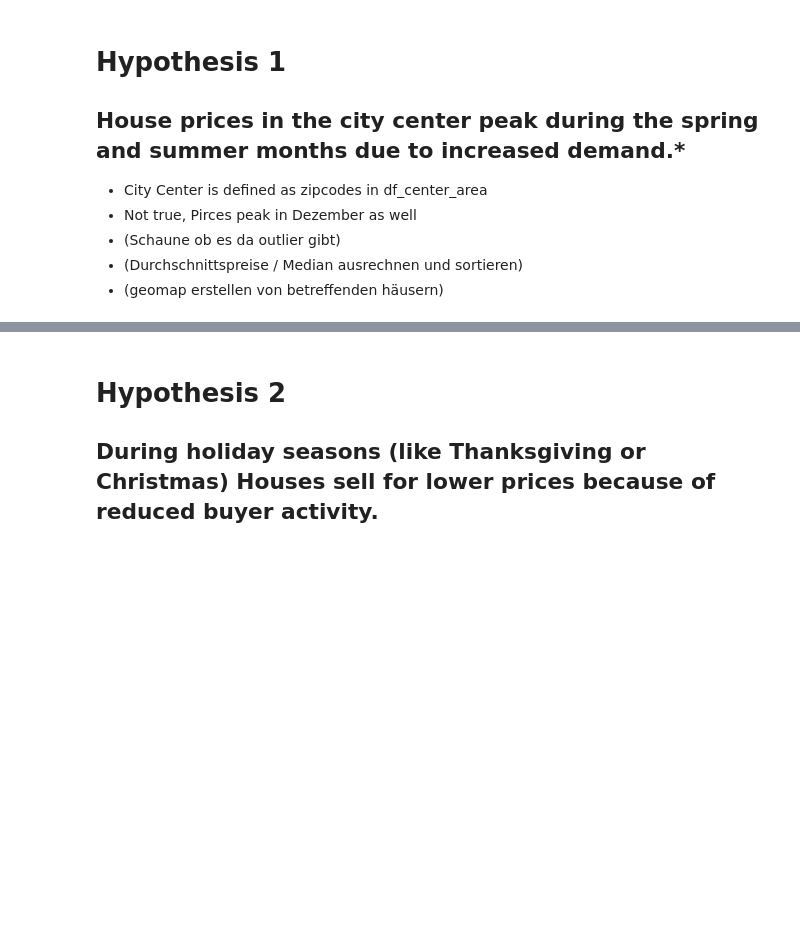
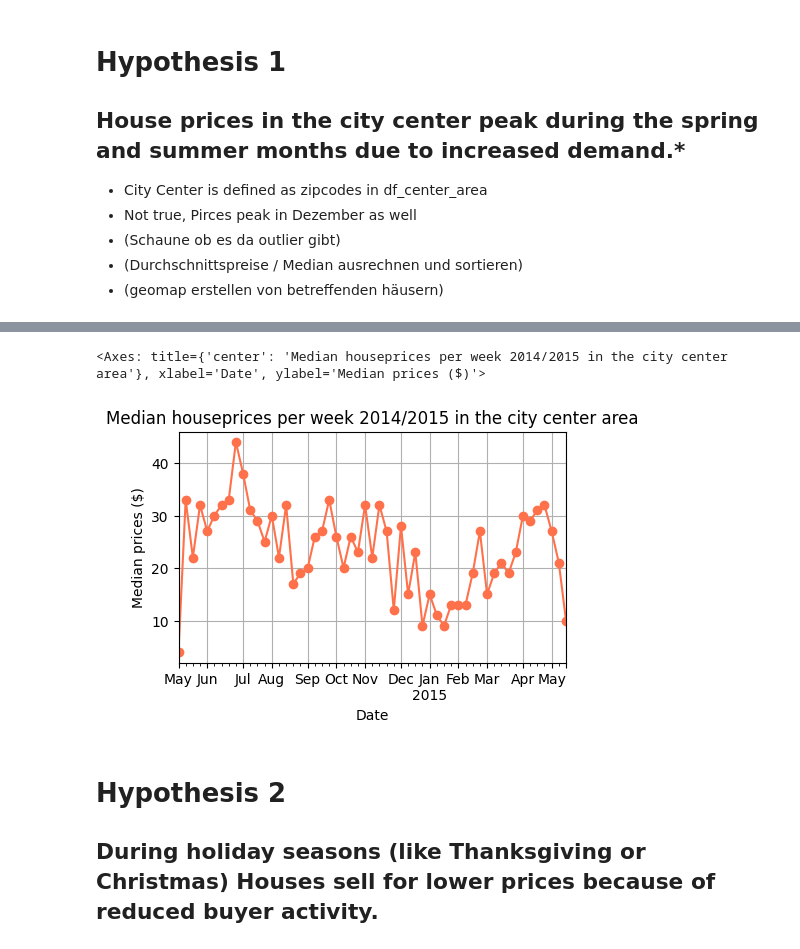
Before and after one commit to julialoeschel/eda-project-houses, a Jupyter notebook: EDA.ipynb, the cells around one changed output, grey strips where cells are left out. Saved outputs shown, nothing was run; the diff lists cells and outputs as text; code cells hidden in the pictures; blank space fills up the shorter version.

```diff
--- a/EDA.ipynb
+++ b/EDA.ipynb
@@ -355,3 +382,17 @@ plt.subplots_adjust(hspace=0.4, wspace=0.3)
+# %%
+df_center_area.groupby(df_center_area['date'].dt.to_period('w'))['price'].count().plot(
+    kind='line',
+    marker='o',
+    title='Median houseprices per week 2014/2015 in the city center area',
+    xlabel='Date',
+    ylabel='Median prices ($)',
+    grid=True,
+    color=colors["orange"],
+    ax=axes[1],
+)
+# %% [output]
+<Axes: title={'center': 'Median houseprices per week 2014/2015 in the city center area'}, xlabel='Date', ylabel='Median prices ($)'>
+[figure, added]
 # %% [markdown]
 # Hypothesis 2
 ## During holiday seasons (like Thanksgiving or Christmas) Houses sell for lower prices because of reduced buyer activity.
```
Also changed, not shown: parts of 7 cells of this notebook.
